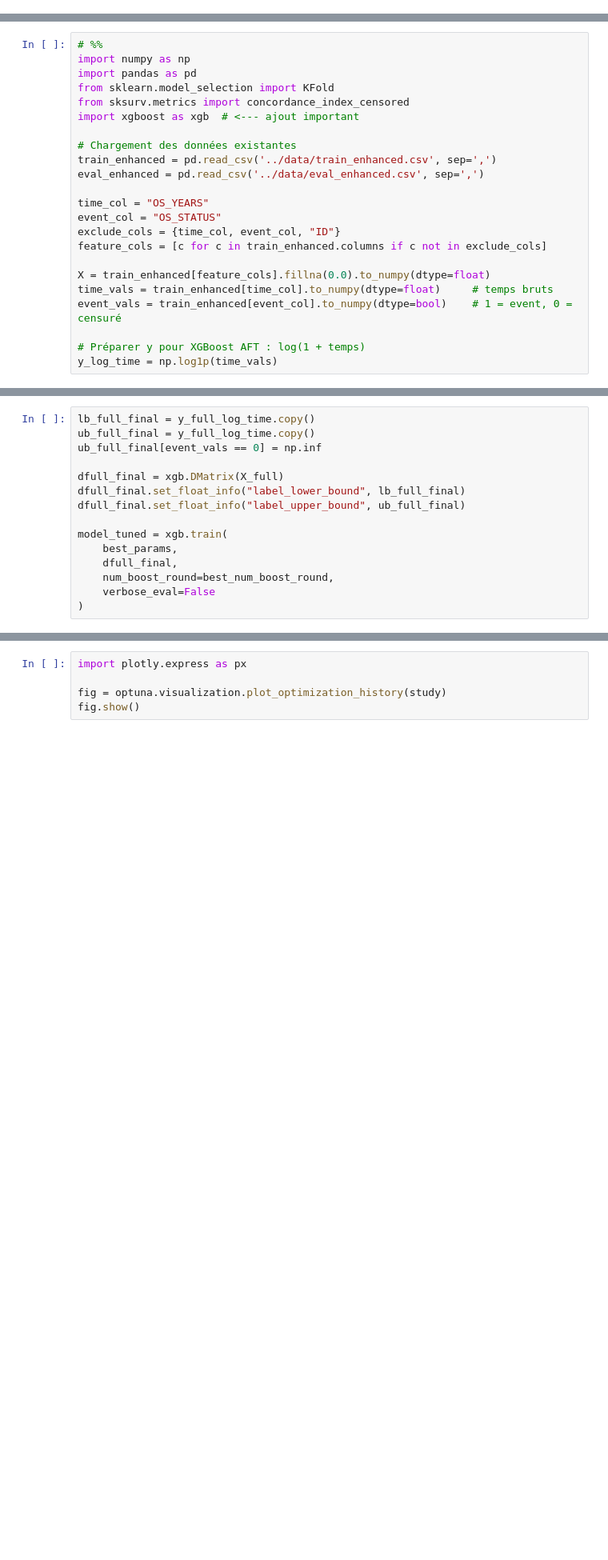
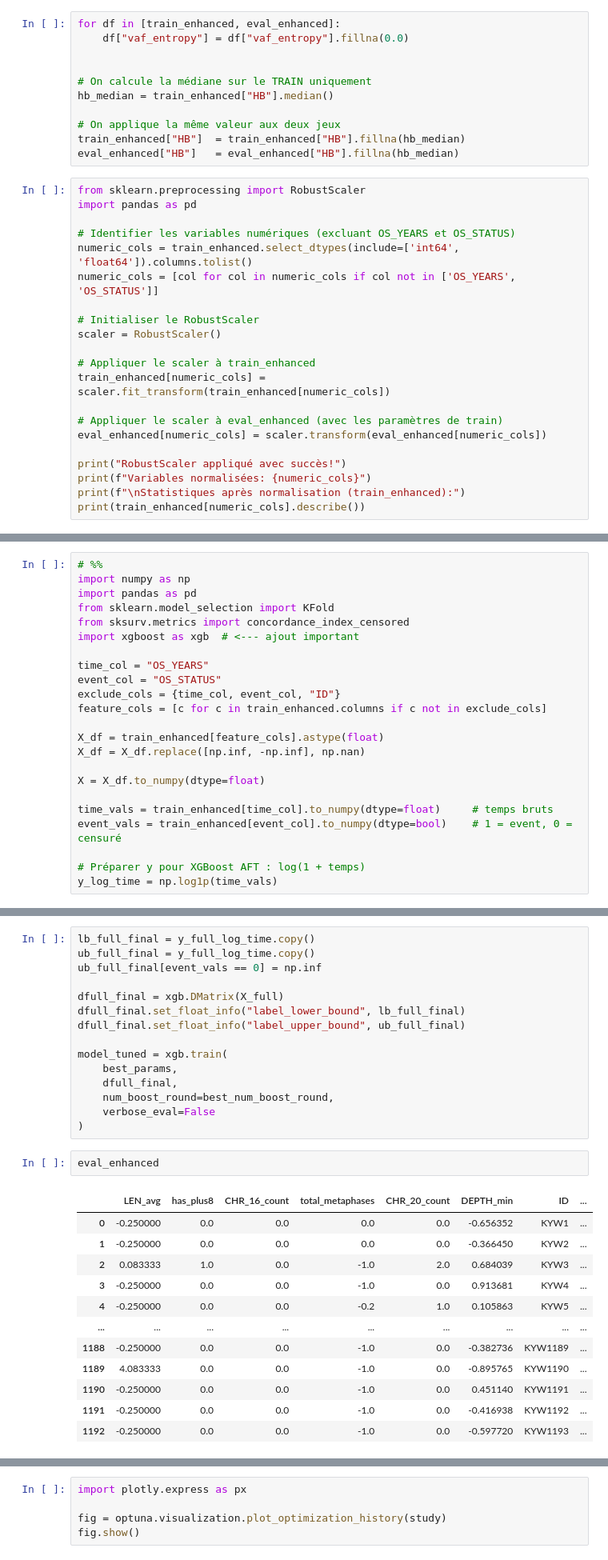
Before and after one commit to arthurdrk/QRT-Challenge-2025, a Jupyter notebook: old/exploration_arthur.ipynb, the cells around one changed output, grey strips where cells are left out. Shown at 80% size. Drawn from its saved outputs; the diff is of its cells as text; blank space fills up the shorter version.

```diff
--- a/old/exploration_arthur.ipynb
+++ b/old/exploration_arthur.ipynb
@@ -36,3 +160,35 @@ Résumé du plan:
 - Entraîner un XGB AFT avec K-fold cross-validation (K=5 par défaut) et évaluer les scores via concordance (C-index).
 - Former le modèle sur l’ensemble des données et faire des prédictions sur le jeu d’évaluation, en générant un CSV avec les colonnes "ID" et "risk_score" (risque = opposé du temps de survie).
 - Sauvegarder le CSV final dans le répertoire approprié.
+# %%
+for df in [train_enhanced, eval_enhanced]:
+    df["vaf_entropy"] = df["vaf_entropy"].fillna(0.0)
+
+
+# On calcule la médiane sur le TRAIN uniquement
+hb_median = train_enhanced["HB"].median()
+
+# On applique la même valeur aux deux jeux
+train_enhanced["HB"]  = train_enhanced["HB"].fillna(hb_median)
+eval_enhanced["HB"]   = eval_enhanced["HB"].fillna(hb_median)
+# %%
+from sklearn.preprocessing import RobustScaler
+import pandas as pd
+
+# Identifier les variables numériques (excluant OS_YEARS et OS_STATUS)
+numeric_cols = train_enhanced.select_dtypes(include=['int64', 'float64']).columns.tolist()
+numeric_cols = [col for col in numeric_cols if col not in ['OS_YEARS', 'OS_STATUS']]
+
+# Initialiser le RobustScaler
+scaler = RobustScaler()
+
+# Appliquer le scaler à train_enhanced
+train_enhanced[numeric_cols] = scaler.fit_transform(train_enhanced[numeric_cols])
+
+# Appliquer le scaler à eval_enhanced (avec les paramètres de train)
+eval_enhanced[numeric_cols] = scaler.transform(eval_enhanced[numeric_cols])
+
+print("RobustScaler appliqué avec succès!")
+print(f"Variables normalisées: {numeric_cols}")
+print(f"\nStatistiques après normalisation (train_enhanced):")
+print(train_enhanced[numeric_cols].describe())
@@ -44,16 +221,16 @@ from sklearn.model_selection import KFold
 from sksurv.metrics import concordance_index_censored
 import xgboost as xgb  # <--- ajout important
 
-# Chargement des données existantes
-train_enhanced = pd.read_csv('../data/train_enhanced.csv', sep=',')
-eval_enhanced = pd.read_csv('../data/eval_enhanced.csv', sep=',')
-
 time_col = "OS_YEARS"
 event_col = "OS_STATUS"
 exclude_cols = {time_col, event_col, "ID"}
 feature_cols = [c for c in train_enhanced.columns if c not in exclude_cols]
 
-X = train_enhanced[feature_cols].fillna(0.0).to_numpy(dtype=float)
+X_df = train_enhanced[feature_cols].astype(float)
+X_df = X_df.replace([np.inf, -np.inf], np.nan)
+
+X = X_df.to_numpy(dtype=float)
+
 time_vals = train_enhanced[time_col].to_numpy(dtype=float)     # temps bruts
 event_vals = train_enhanced[event_col].to_numpy(dtype=bool)    # 1 = event, 0 = censuré
 
@@ -287,3 +482,18 @@ model_tuned = xgb.train(
     num_boost_round=best_num_boost_round,
     verbose_eval=False
 )
+# %%
+eval_enhanced
+# %% [output]
+|  | LEN_avg | has_plus8 | CHR_16_count | total_metaphases | CHR_20_count | DEPTH_min | ID | ... |
+| 0 | -0.250000 | 0.0 | 0.0 | 0.0 | 0.0 | -0.656352 | KYW1 | ... |
+| 1 | -0.250000 | 0.0 | 0.0 | 0.0 | 0.0 | -0.366450 | KYW2 | ... |
+| 2 | 0.083333 | 1.0 | 0.0 | -1.0 | 2.0 | 0.684039 | KYW3 | ... |
+| 3 | -0.250000 | 0.0 | 0.0 | -1.0 | 0.0 | 0.913681 | KYW4 | ... |
+| 4 | -0.250000 | 0.0 | 0.0 | -0.2 | 1.0 | 0.105863 | KYW5 | ... |
+| ... | ... | ... | ... | ... | ... | ... | ... | ... |
+| 1188 | -0.250000 | 0.0 | 0.0 | -1.0 | 0.0 | -0.382736 | KYW1189 | ... |
+| 1189 | 4.083333 | 0.0 | 0.0 | -1.0 | 0.0 | -0.895765 | KYW1190 | ... |
+| 1190 | -0.250000 | 0.0 | 0.0 | -1.0 | 0.0 | 0.451140 | KYW1191 | ... |
+| 1191 | -0.250000 | 0.0 | 0.0 | -1.0 | 0.0 | -0.416938 | KYW1192 | ... |
+| 1192 | -0.250000 | 0.0 | 0.0 | -1.0 | 0.0 | -0.597720 | KYW1193 | ... |
```
Also changed, not shown: parts of 17 cells of this notebook, 2 other files.
